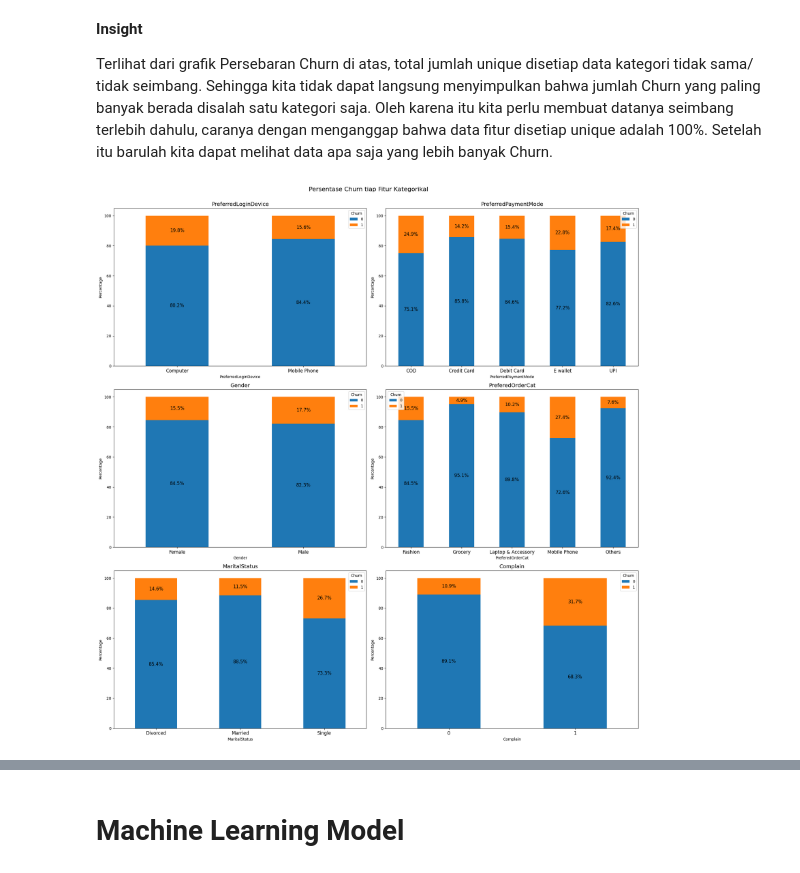
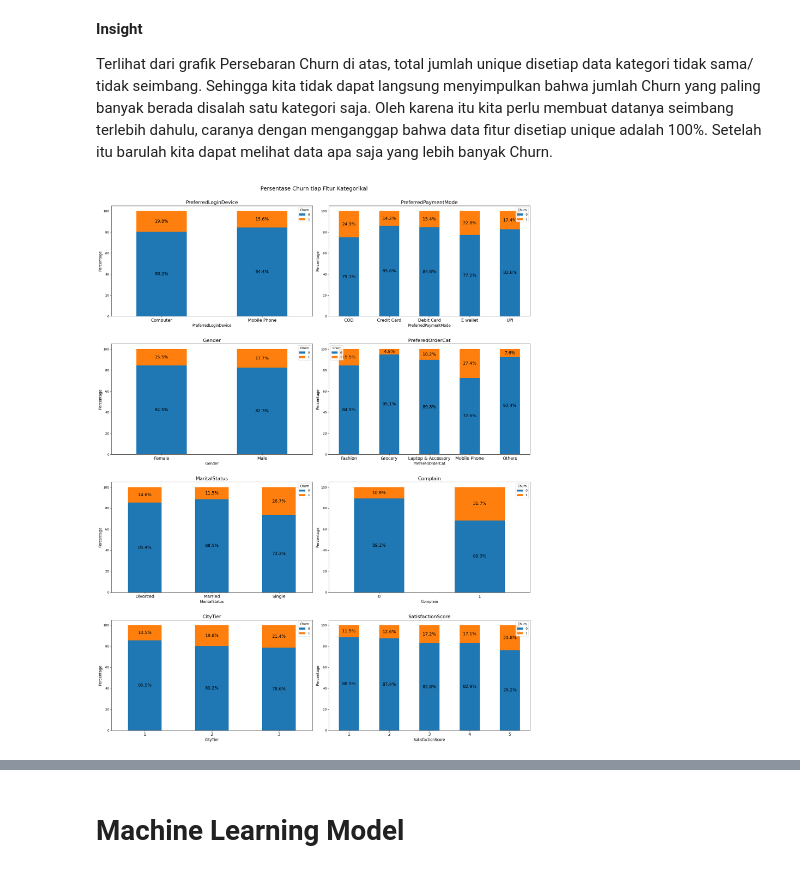
Before and after one commit to tasiamdln/E_Commerce_Churn_Analysis_ML, a Jupyter notebook: E_Commerce_Churn_Classification_and_Data_Analysis.ipynb, the cells around one changed output, grey strips where cells are left out. Drawn from its saved outputs; the diff is of its cells as text; code cells hidden in the pictures.

```diff
--- a/E_Commerce_Churn_Classification_and_Data_Analysis.ipynb
+++ b/E_Commerce_Churn_Classification_and_Data_Analysis.ipynb
@@ -382,25 +514,34 @@ sns.heatmap(data=matrix,
 # %%
-cat_feature = ['PreferredLoginDevice', 'PreferredPaymentMode', 'Gender', 'PreferedOrderCat', 'MaritalStatus', 'Complain']
+cat_feature = ['PreferredLoginDevice', 'PreferredPaymentMode', 'Gender', 'PreferedOrderCat', 'MaritalStatus', 'Complain', 'CityTier','SatisfactionScore']
 
-plt.figure(figsize=(20, 20))
+plt.figure(figsize=(20, 25))
 subplot = 1
 
 for cat in cat_feature:
-    plt.subplot(3, 2, subplot)
+    plt.subplot(4, 2, subplot)
     ax = sns.countplot(data=df, x=cat, hue='Churn')
 
-    # Add percentage annotations
+    # Add count annotations
     total_count = len(df[cat])
     for p in ax.patches:
-        percentage = '{:.1f}%'.format(100 * p.get_height() / total_count)
+        count_value = int(p.get_height())
         x_position = p.get_x() + p.get_width() / 2
         y_position = p.get_height()
-        ax.annotate(percentage, (x_position, y_position), ha='center', va='bottom', fontsize=12)
+        ax.annotate(f'{count_value}', (x_position, y_position), ha='center', va='bottom', fontsize=12)
 
+    plt.xlabel('Churn', fontsize=1)
+    plt.ylabel(i,fontsize=10)
     plt.title(cat, fontsize=14)
+
+    # Menyesuaikan ukuran font pada sumbu x
+    plt.tick_params(axis='x', labelsize=1)
+
+    # Menonaktifkan rotasi pada sumbu x
+    ax.set_xticklabels(ax.get_xticklabels(), fontsize=11)
+
     subplot += 1
 
-plt.suptitle('Persebaran Churn Berdasarkan Fitur Kategorikal', y=1.02, fontsize=16)
+plt.suptitle('Persebaran Churn Berdasarkan Fitur Kategorikal', y=1.01, fontsize=16)
 plt.subplots_adjust(top=0.98)
 plt.show()
 # %% [output]
@@ -410,36 +551,38 @@ plt.show()
 
 Terlihat dari grafik Persebaran Churn di atas, total jumlah unique disetiap data kategori tidak sama/ tidak seimbang. Sehingga kita tidak dapat langsung menyimpulkan bahwa jumlah Churn yang paling banyak berada disalah satu kategori saja. Oleh karena itu kita perlu membuat datanya seimbang terlebih dahulu, caranya dengan menganggap bahwa data fitur disetiap unique adalah 100%. Setelah itu barulah kita dapat melihat data apa saja yang lebih banyak Churn.
 # %%
-fig, axes = plt.subplots(nrows=3, ncols=2, figsize=(20, 20))
+fig, axes = plt.subplots(nrows=4, ncols=2, figsize=(20, 25))
 axes = axes.flatten()
 
 for i, feature in enumerate(cat_feature):
     # Membuat crosstab dengan nilai dalam bentuk persentase
     pivot_feature_percent = pd.crosstab(index=df[feature], columns=df['Churn'], normalize='index') * 100
 
     # Membuat bar chart pada subplot yang sesuai
     ax = pivot_feature_percent.plot(kind='bar', stacked=True, ax=axes[i])
 
     # Menambahkan label dan judul
-    ax.set_xlabel(feature)
-    ax.set_ylabel('Percentage')
-    ax.set_title(feature, fontsize=14)
+    ax.set_xlabel(feature, fontsize=12)
+    ax.set_ylabel('Percentage', fontsize=12)
+    ax.set_title(feature, fontsize=16)
 
     # Menambahkan anotasi pada setiap bar
     for p in ax.patches:
         width, height = p.get_width(), p.get_height()
         x, y = p.get_xy()
-        ax.annotate(f'{height:.1f}%', (x + width/2, y + height/2), ha='center', va='center', fontsize=12)
+        ax.annotate(f'{height:.1f}%', (x + width/2, y + height/2), ha='center', va='center', fontsize=14)
 
     # Menonaktifkan rotasi pada sumbu x
-    ax.set_xticklabels(ax.get_xticklabels(), rotation=0, fontsize=12)
+    ax.set_xticklabels(ax.get_xticklabels(), rotation=0, fontsize=14)
 
-# Menampilkan plot
+
+# Menampilkan plot dengan jarak antar subplot
 plt.tight_layout()
-plt.suptitle('Persentase Churn tiap Fitur Kategorikal', y=1.02, fontsize=16)
+plt.subplots_adjust(hspace=0.25)
+plt.suptitle('Persentase Churn tiap Fitur Kategorikal', y=1.02, fontsize=18)
 plt.show()
 # %% [output]
-[figure, old version]
+[figure, new version]
 # %% [markdown]
 **Insight**
 - Pelanggan yang mengakses aplikasi e-commerce ini menggunakan Computer lebih banyak yang Churn 19.8% dibandingkan dengan menggunakan Mobile Phone 15.6%. Namun perbedaan persentase Churn antara keduanya tidak berbeda jauh.
```
Also changed, not shown: parts of 17 cells of this notebook.
